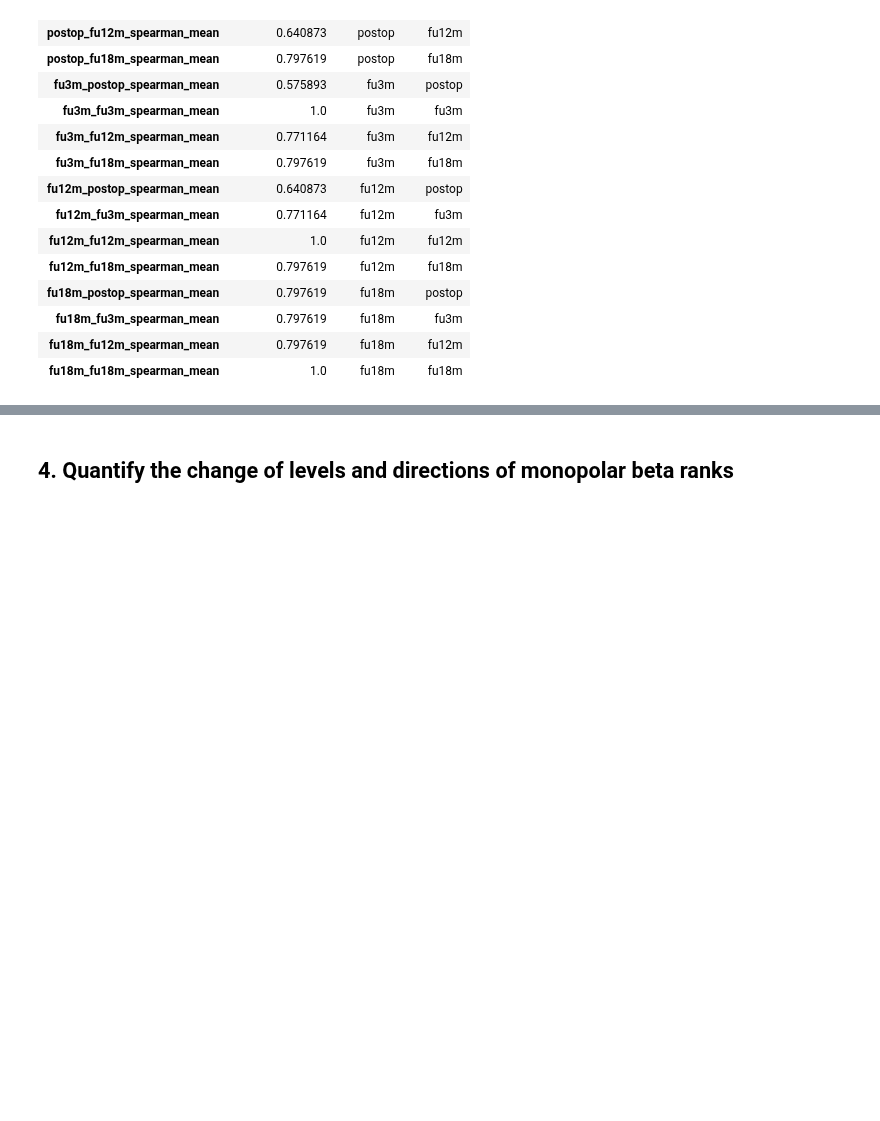
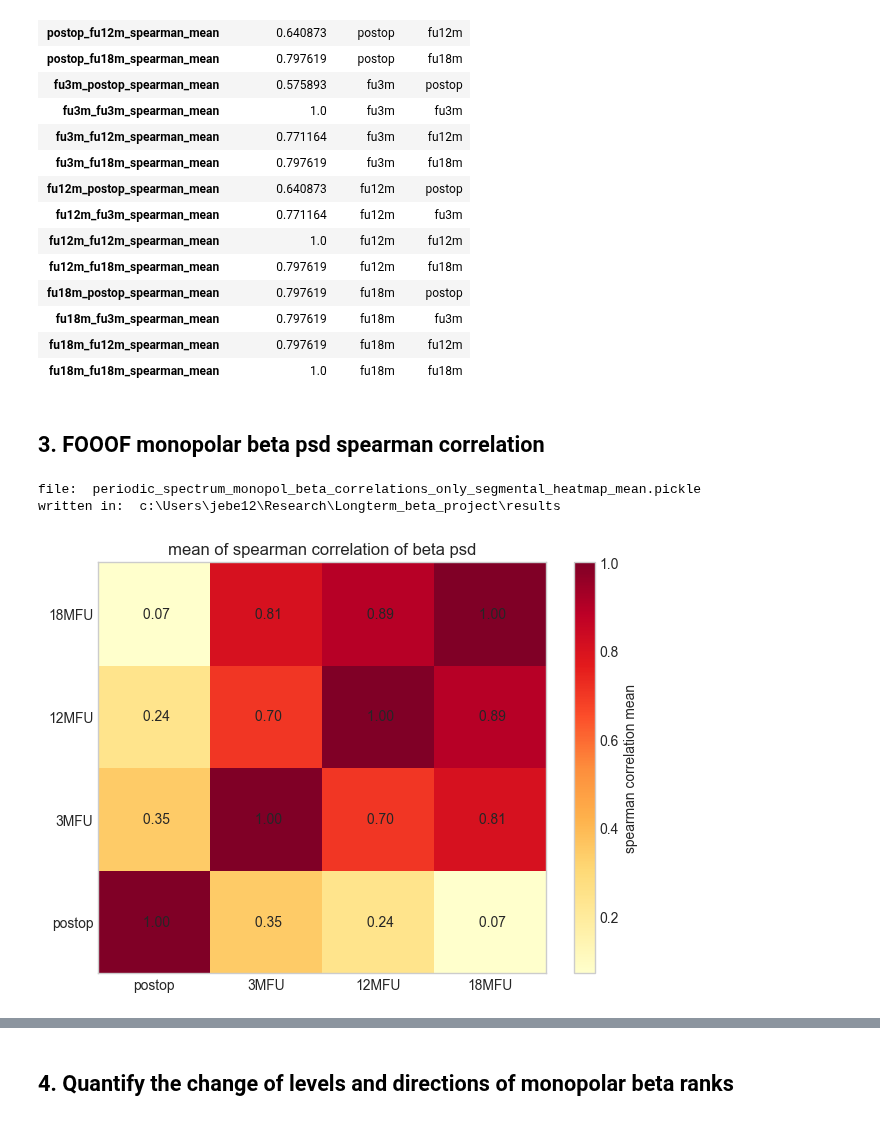
Before and after one commit to JKBehnke/BetaSenSightLongterm, a Jupyter notebook: notebooks/bssu_spatial_distribution.ipynb, the cells around one changed output, grey strips where cells are left out. Saved outputs shown, nothing was run; the diff lists cells and outputs as text; code cells hidden in the pictures; blank space fills up the shorter version.

Commit message:
fooof spearman correlation

```diff
--- a/notebooks/bssu_spatial_distribution.ipynb
+++ b/notebooks/bssu_spatial_distribution.ipynb
@@ -890,3 +890,14 @@ figures_path = find_folders.get_local_path(folder="GroupFigures")
 filename = os.path.join(figures_path, "Monopol_session_correlations_heatmap_beta_relPsd_mean")
 
 fig.write_image(filename, format="png")
+# %% [markdown]
+## 3. FOOOF monopolar beta psd spearman correlation
+# %%
+fooof_spearman_correlation = groupMonopol.fooof_monopol_psd_spearman_betw_sessions(
+    fooof_spectrum="periodic_spectrum",
+    mean_or_median="mean"
+)
+# %% [output]
+file:  periodic_spectrum_monopol_beta_correlations_only_segmental_heatmap_mean.pickle
+written in:  c:\Users\jebe12\Research\Longterm_beta_project\results
+[figure, added]
```
Also changed, not shown: parts of 1 cell of this notebook, 3 other files.
